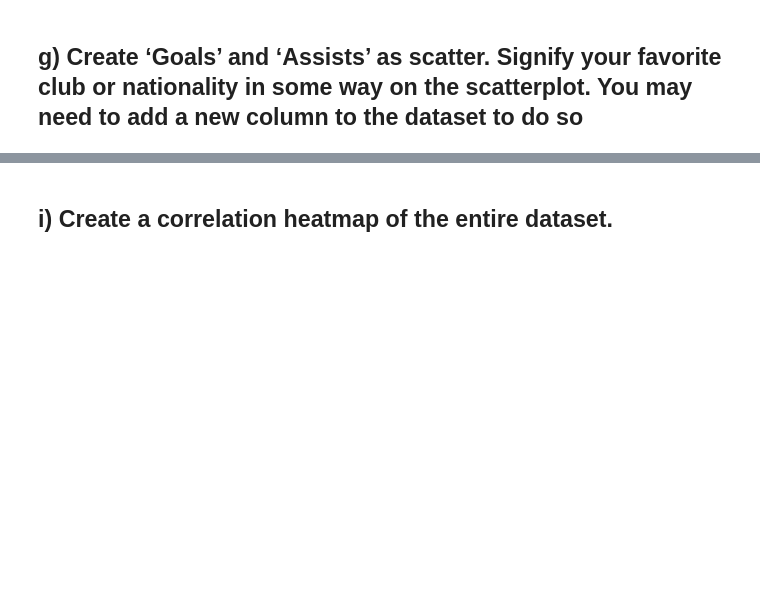
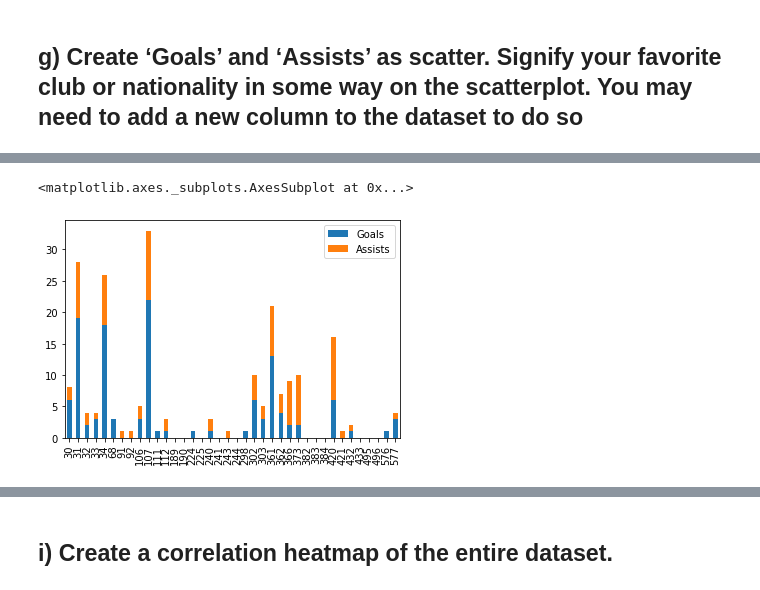
Before and after one commit to bidhan7/Data-Processing-Visualization-, a Jupyter notebook: Exam3.ipynb, the cells around one changed output, grey strips where cells are left out. Saved outputs shown, nothing was run; the diff lists cells and outputs as text; code cells hidden in the pictures; blank space fills up the shorter version.

```diff
--- a/Exam3.ipynb
+++ b/Exam3.ipynb
@@ -148,0 +161,3 @@ Text(0.5, 1.0, 'A scatterplot of goals and assists')
+# %%
+french=df.loc[df["nationality"]=="France"]
+french
@@ -148,0 +182,5 @@ Text(0.5, 1.0, 'A scatterplot of goals and assists')
+# %%
+french[['Goals', 'Assists']].plot(kind = 'bar', stacked = True)
+# %% [output]
+<matplotlib.axes._subplots.AxesSubplot at 0x...>
+[figure, added]
```
Also changed, not shown: parts of 11 cells of this notebook.
